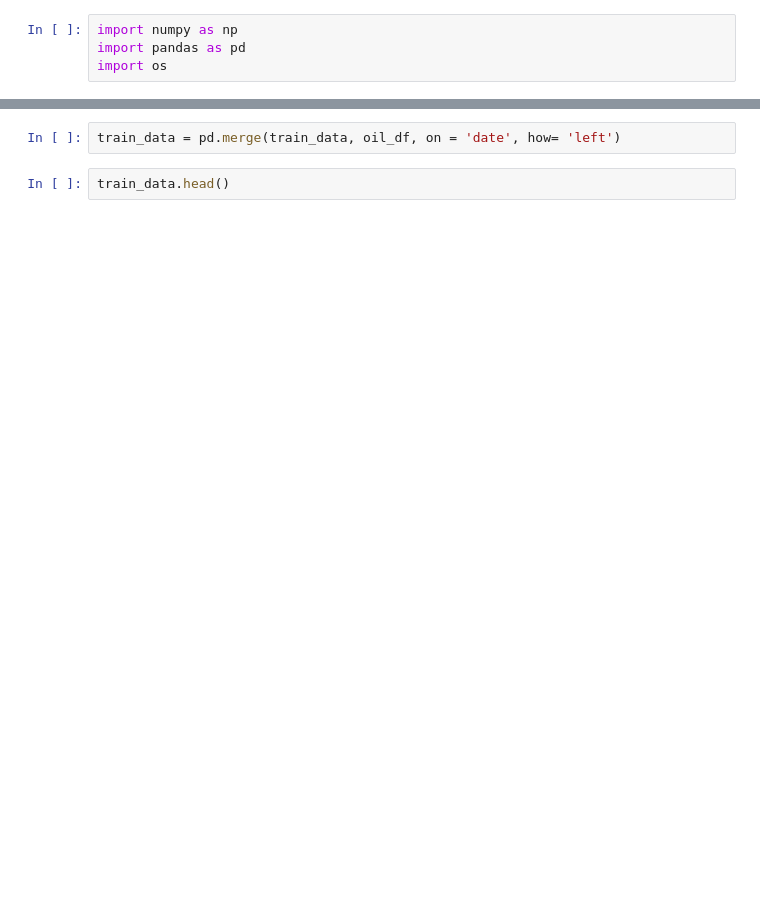
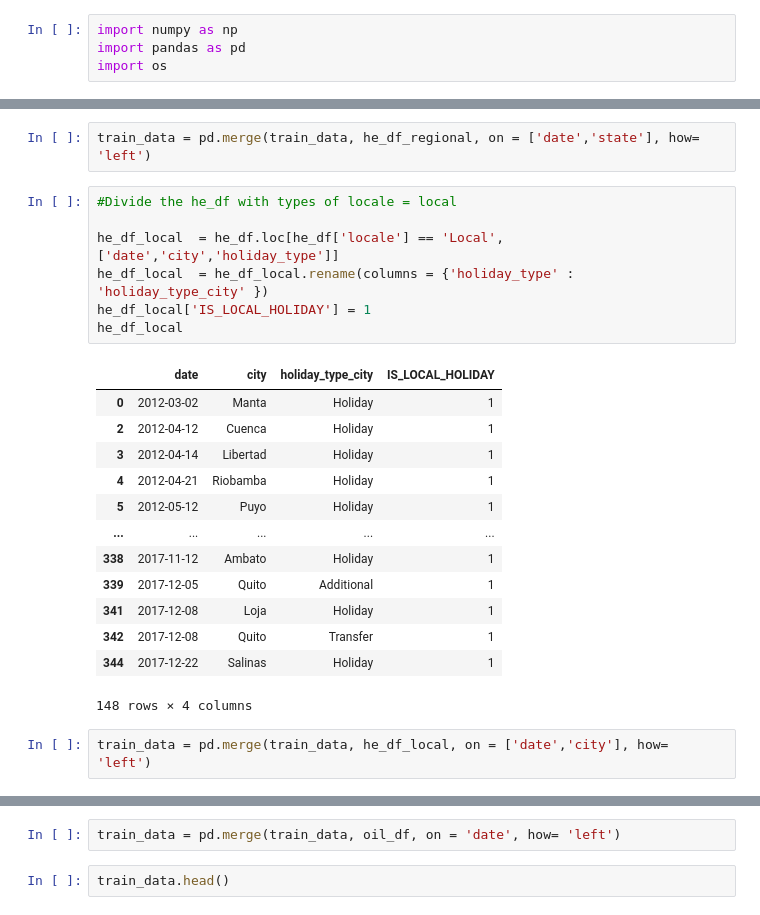
Before and after one commit to divaynagpal/MS422FinalProject, a Jupyter notebook: Flatten_table.ipynb, the cells around one changed output, grey strips where cells are left out. Drawn from its saved outputs; the diff is of its cells as text; blank space fills up the shorter version.

```diff
--- a/Flatten_table.ipynb
+++ b/Flatten_table.ipynb
@@ -47,0 +136,25 @@ train_data.shape
+# %%
+train_data = pd.merge(train_data, he_df_regional, on = ['date','state'], how= 'left')
+# %%
+#Divide the he_df with types of locale = local
+
+he_df_local  = he_df.loc[he_df['locale'] == 'Local',['date','city','holiday_type']]
+he_df_local  = he_df_local.rename(columns = {'holiday_type' : 'holiday_type_city' })
+he_df_local['IS_LOCAL_HOLIDAY'] = 1
+he_df_local
+# %% [output]
+|  | date | city | holiday_type_city | IS_LOCAL_HOLIDAY |
+| 0 | 2012-03-02 | Manta | Holiday | 1 |
+| 2 | 2012-04-12 | Cuenca | Holiday | 1 |
+| 3 | 2012-04-14 | Libertad | Holiday | 1 |
+| 4 | 2012-04-21 | Riobamba | Holiday | 1 |
+| 5 | 2012-05-12 | Puyo | Holiday | 1 |
+| ... | ... | ... | ... | ... |
+| 338 | 2017-11-12 | Ambato | Holiday | 1 |
+| 339 | 2017-12-05 | Quito | Additional | 1 |
+| 341 | 2017-12-08 | Loja | Holiday | 1 |
+| 342 | 2017-12-08 | Quito | Transfer | 1 |
+| 344 | 2017-12-22 | Salinas | Holiday | 1 |
+148 rows × 4 columns
+# %%
+train_data = pd.merge(train_data, he_df_local, on = ['date','city'], how= 'left')
```
Also changed, not shown: parts of 21 cells of this notebook.
